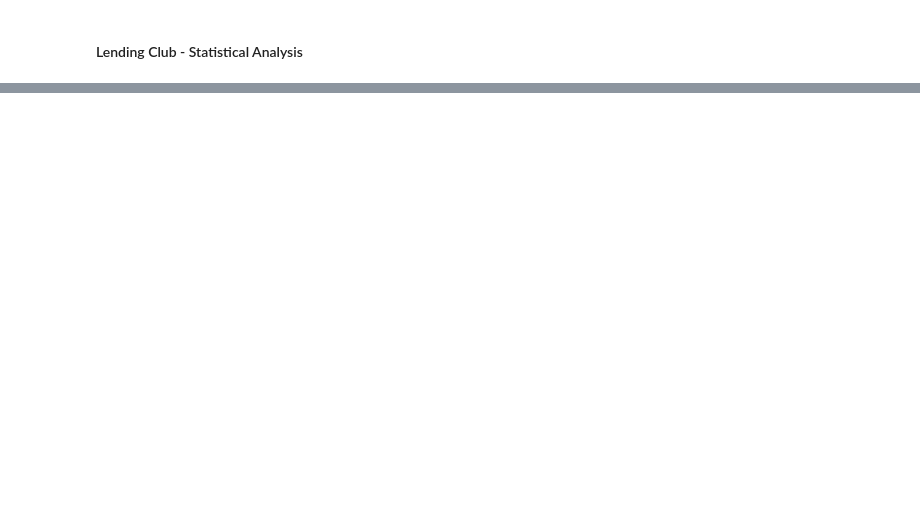
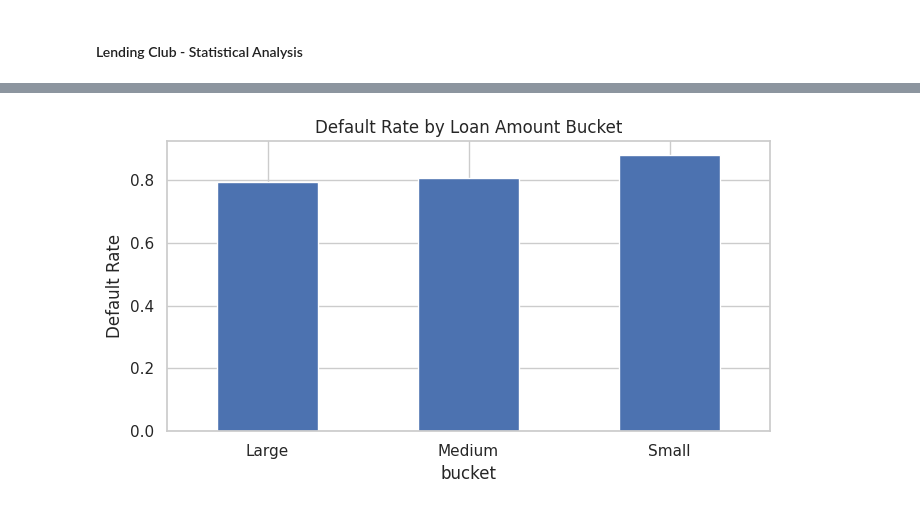
Before and after one commit to subratastack/statistics_python, a Jupyter notebook: exercises/lending_club_statistical/lending_club_statistical_analysis.ipynb, the cells around one changed output, grey strips where cells are left out. Drawn from its saved outputs; the diff is of its cells as text; code cells hidden in the pictures; blank space fills up the shorter version.

```diff
--- a/exercises/lending_club_statistical/lending_club_statistical_analysis.ipynb
+++ b/exercises/lending_club_statistical/lending_club_statistical_analysis.ipynb
@@ -20,0 +136,18 @@ ImportError: Missing optional dependency 'openpyxl'.  Use pip or conda to instal
+# %%
+x = np.arange(len(loan_defaulter_df))
+loan_defaulter_df_v = loan_defaulter_df.drop(columns=['fraction', 'loan_bucket'])
+width = 0.25  # the width of the bars
+multiplier = 0
+fig, ax = plt.subplots(layout='constrained')
+for attr, metrics in loan_defaulter_df_v.items():
+    offset = width * multiplier
+    rects = ax.bar(x + offset, metrics, width, label=attr)
+    ax.bar_label(rects, padding=3)
+    multiplier += 1
+
+ax.set_ylabel('No. of defaulters')
+ax.set_title('Loan defaulters')
+ax.set_xticks(x + width, loan_defaulter_df['loan_bucket'])
+ax.legend(loc='upper left', ncols=3)
+ax.set_ylim(0, 96000)
+plt.show()
@@ -20,0 +156,12 @@ ImportError: Missing optional dependency 'openpyxl'.  Use pip or conda to instal
+# %%
+# q1 = 33rd percentile, q2 = 66th percentile
+q1, q2 = df["loan_amnt"].quantile([0.33, 0.66])
+
+def bucketize(x):
+    if x <= q1:
+        return "Small"
+    elif x <= q2:
+        return "Medium"
+    return "Large"
+
+df["bucket"] = df["loan_amnt"].apply(bucketize)
@@ -20,0 +184,6 @@ ImportError: Missing optional dependency 'openpyxl'.  Use pip or conda to instal
+# %%
+# -----------------------------------------------------------
+# 3. DEFAULT FRACTION PER BUCKET
+# -----------------------------------------------------------
+default_rate = df.groupby("bucket")["loan_status"].mean()
+default_rate
@@ -20,0 +252,10 @@ ImportError: Missing optional dependency 'openpyxl'.  Use pip or conda to instal
+# %%
+plt.figure(figsize=(7, 4))
+default_rate.plot(kind="bar")
+plt.ylabel("Default Rate")
+plt.title("Default Rate by Loan Amount Bucket")
+plt.xticks(rotation=0)
+plt.tight_layout()
+plt.show()
+# %% [output]
+[figure, added]
```
Also changed, not shown: parts of 21 cells of this notebook, 2 other files.
